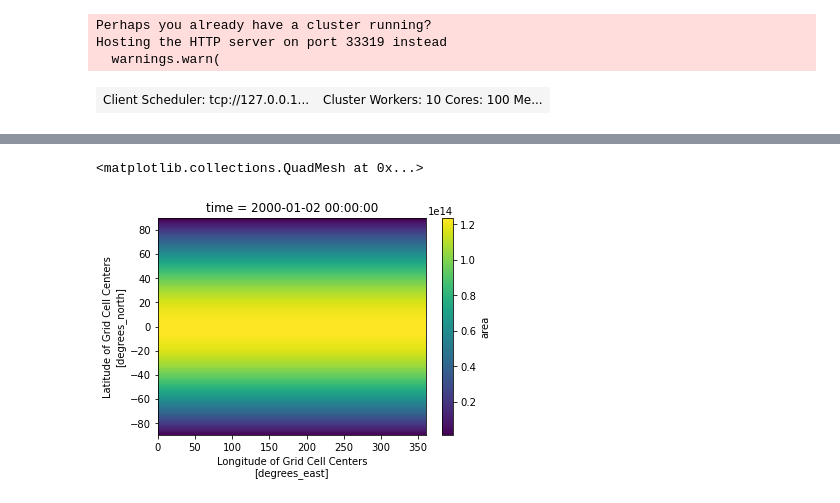
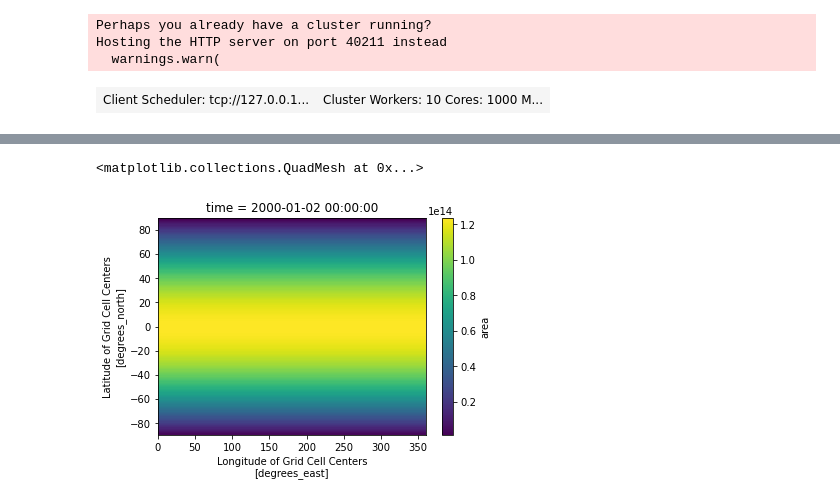
Before and after one commit to chiaweh2/E3SM_analysis, a Jupyter notebook: E3SM_coare35_testing.ipynb, the cells around one changed output, grey strips where cells are left out. Saved outputs shown, nothing was run; the diff lists cells and outputs as text; code cells hidden in the pictures.

```diff
--- a/E3SM_coare35_testing.ipynb
+++ b/E3SM_coare35_testing.ipynb
@@ -1,12 +1,12 @@
 # %%
 from dask.distributed import Client, LocalCluster
-client = Client(n_workers=10,threads_per_worker=10,processes=True)
+client = Client(n_workers=10,threads_per_worker=100,processes=True)
 client
 # %% [output]
 Perhaps you already have a cluster running?
-Hosting the HTTP server on port 33319 instead
+Hosting the HTTP server on port 40211 instead
   warnings.warn(
-| Client Scheduler: tcp://127.0.0.1... | Cluster Workers: 10 Cores: 100 Me... |
+| Client Scheduler: tcp://127.0.0.1... | Cluster Workers: 10 Cores: 1000 M... |
 # %%
 import xarray as xr
 import numpy as np
```
Also changed, not shown: parts of 7 cells of this notebook.
